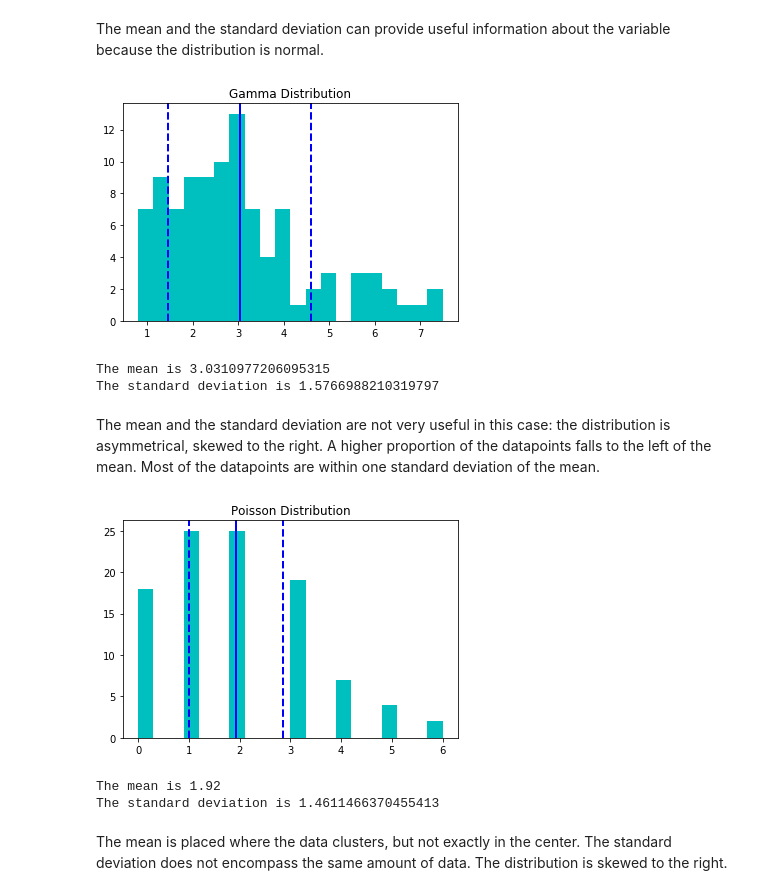
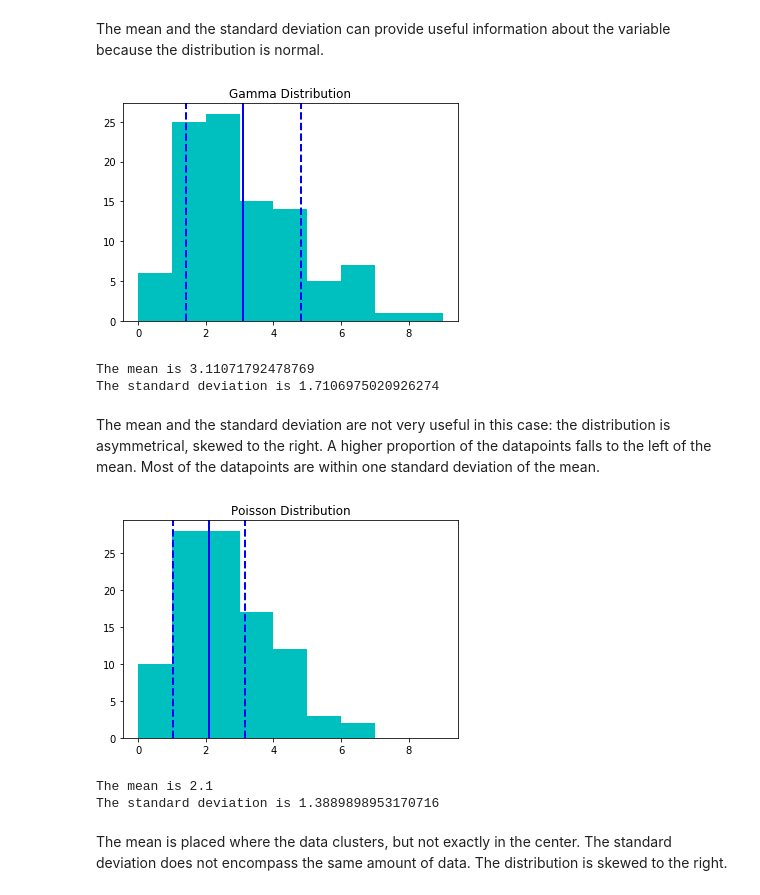
Before and after one commit to innawendell/Describing-Data-, a Jupyter notebook: Descriptive_Statistics_Drill.ipynb, the cells around one changed output. Cells and saved outputs as stored; diff of their text form; code cells hidden in the pictures.

```diff
--- a/Descriptive_Statistics_Drill.ipynb
+++ b/Descriptive_Statistics_Drill.ipynb
@@ -28,7 +45,7 @@ The mean and the standard deviation can provide useful information about the var
 # %%
 gamma = np.random.gamma(3, 1, 100)
 
-plt.hist(gamma, bins=20, color='c')
+plt.hist(gamma, bins= range(0, 10), color='c')
 plt.axvline(gamma.mean(), color='b', linestyle='solid', linewidth=2)
 plt.axvline(gamma.mean()+ gamma.std(), color='b', linestyle='dashed', linewidth=2)
 plt.axvline(gamma.mean() - gamma.std(), color='b', linestyle='dashed', linewidth=2)
@@ -42,34 +59,34 @@ plt.show()
 print('The mean is {}'.format(mean))
 print('The standard deviation is {}'.format(std))
 # %% [output]
-[figure, old version]
+[figure, new version]
-The mean is 3.0310977206095315
-The standard deviation is 1.5766988210319797
+The mean is 3.11071792478769
+The standard deviation is 1.7106975020926274
 # %% [markdown]
 The mean and the standard deviation are not very useful in this case: the distribution is asymmetrical, skewed to the right.
 A higher proportion of the datapoints falls to the left of the mean. Most of the datapoints are within one standard deviation of the mean.
 # %%
 poisson = np.random.poisson(2, 100)
 
-plt.hist(poisson, bins=20, color='c')
+plt.hist(poisson, bins= range(0, 10), color='c')
 
 plt.axvline(poisson.mean(), color='b',linestyle='solid', linewidth=2)
 plt.axvline(poisson.mean() + normal.std(), color = 'b', linestyle='dashed', linewidth=2)
 plt.axvline(poisson.mean() - normal.std(), color='b', linestyle='dashed', linewidth=2)
 plt.title('Poisson Distribution')
 
 mean_poisson=np.mean(poisson)
 std_poisson=np.std(poisson, ddof=1)
 
 
 plt.show()
 
 print('The mean is {}'.format(mean_poisson))
 print('The standard deviation is {}'.format(std_poisson))
 # %% [output]
-[figure, old version]
+[figure, new version]
-The mean is 1.92
-The standard deviation is 1.4611466370455413
+The mean is 2.1
+The standard deviation is 1.3889898953170716
 # %% [markdown]
 The mean is placed where the data clusters, but not exactly in the center. The standard deviation does not encompass the same amount of data. The distribution is skewed to the right.
 # %%
```
Also changed, not shown: parts of 5 cells of this notebook.
